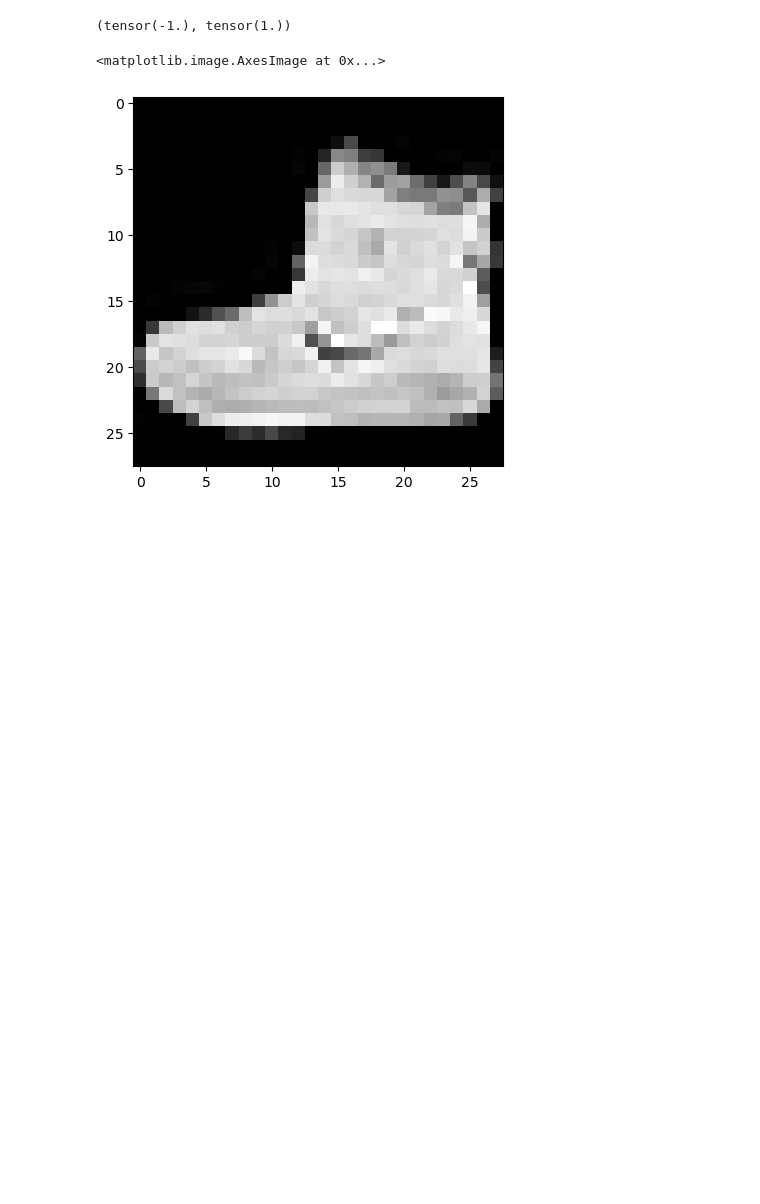
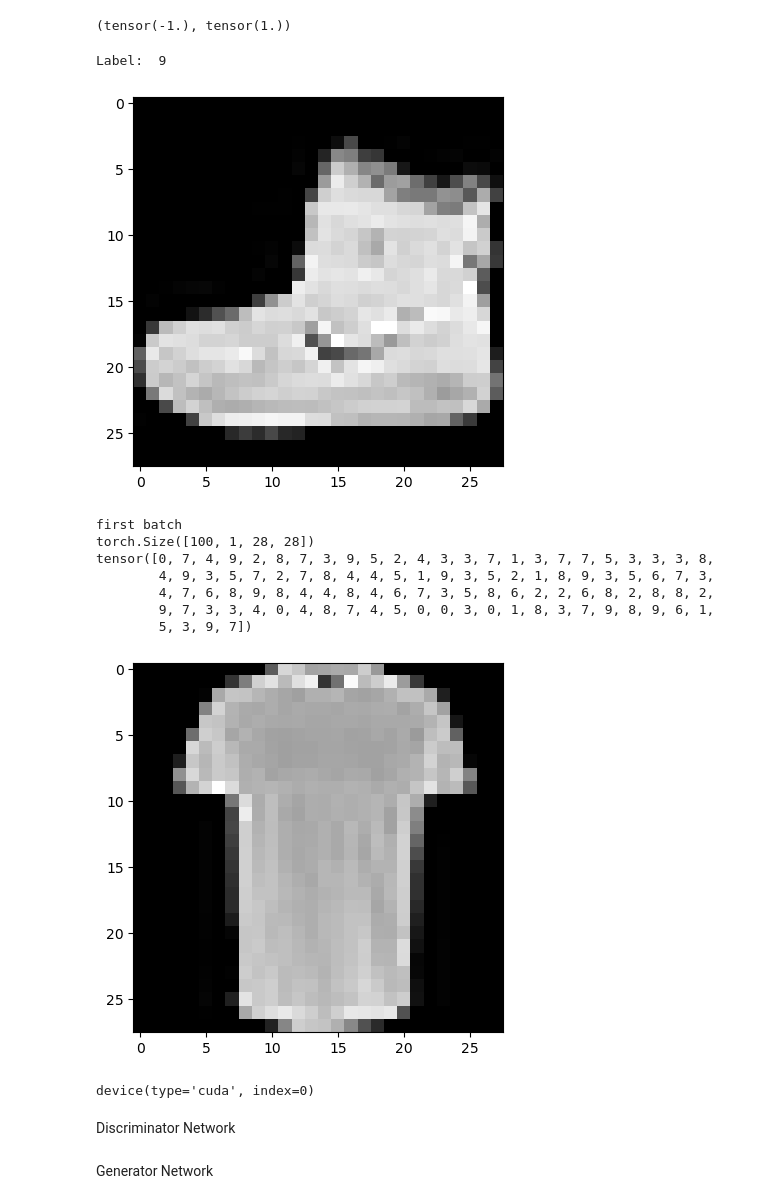
Before and after one commit to sgwlee96/Fall2024, a Jupyter notebook: DATA255/homework5/homework5_SungwonLee.ipynb, the cells around one changed output. Saved outputs shown, nothing was run; the diff lists cells and outputs as text; code cells hidden in the pictures; blank space fills up the shorter version.

```diff
--- a/DATA255/homework5/homework5_SungwonLee.ipynb
+++ b/DATA255/homework5/homework5_SungwonLee.ipynb
@@ -52,10 +28,46 @@ def denorm(x):
 # %%
 import matplotlib.pyplot as plt
+%matplotlib inline
 
-%matplotlib inline
-# img_norm = lambda x: ((x+1)/2).clamp(0, 1)
-img_norm = denorm(img).squeeze().numpy()
-plt.imshow(img_norm, cmap='gray')
+def denorm(x):
+    out = (x+1)/2
+    return out.clamp(0, 1)
+
+img_norm = denorm(img)
+
+plt.imshow(img_norm[0], cmap='gray')
+print('Label: ', label)
 # %% [output]
-<matplotlib.image.AxesImage at 0x...>
+Label:  9
 [figure]
+# %%
+# create dataloader
+
+from torch.utils.data import DataLoader
+
+batch_size = 100
+data_loader = DataLoader(fashion_mnist, batch_size, shuffle=True)
+
+for img_batch, label_batch in data_loader:
+    print('first batch')
+    print(img_batch.shape)
+    plt.imshow(img_batch[0][0], cmap='gray')
+    print(label_batch)
+    break
+# %% [output]
+first batch
+torch.Size([100, 1, 28, 28])
+tensor([0, 7, 4, 9, 2, 8, 7, 3, 9, 5, 2, 4, 3, 3, 7, 1, 3, 7, 7, 5, 3, 3, 3, 8,
+        4, 9, 3, 5, 7, 2, 7, 8, 4, 4, 5, 1, 9, 3, 5, 2, 1, 8, 9, 3, 5, 6, 7, 3,
+        4, 7, 6, 8, 9, 8, 4, 4, 8, 4, 6, 7, 3, 5, 8, 6, 2, 2, 6, 8, 2, 8, 8, 2,
+        9, 7, 3, 3, 4, 0, 4, 8, 7, 4, 5, 0, 0, 3, 0, 1, 8, 3, 7, 9, 8, 9, 6, 1,
+        5, 3, 9, 7])
+[figure, added]
+# %%
+# use gpu
+device = torch.device('cuda:0' if torch.cuda.is_available() else 'cpu')
+device
+# %% [output]
+device(type='cuda', index=0)
+# %% [markdown]
+Discriminator Network
@@ -61,0 +89,2 @@ plt.imshow(img_norm, cmap='gray')
+# %% [markdown]
+Generator Network
```
Also changed, not shown: parts of 29 cells of this notebook, 2 other files.
